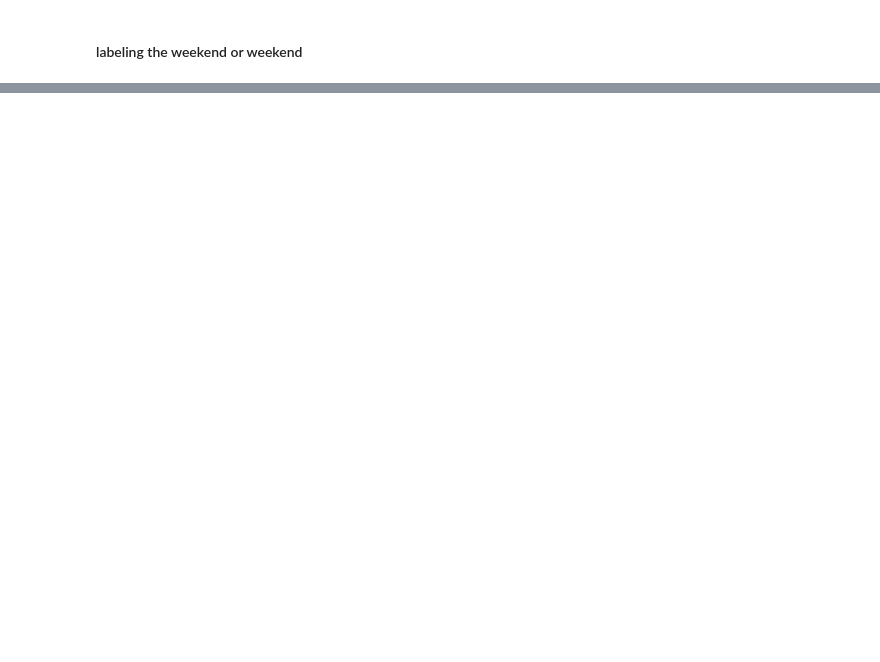
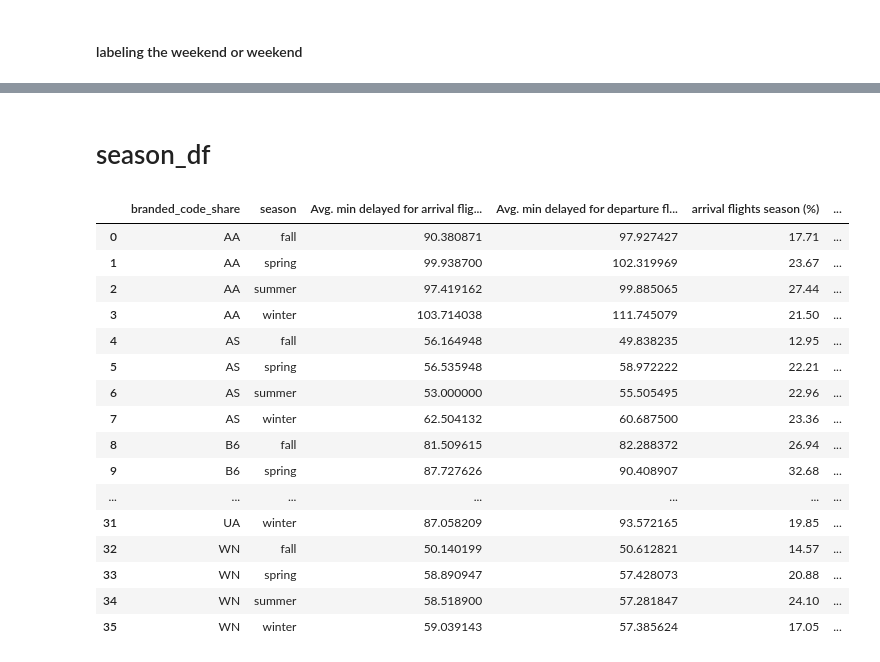
Before and after one commit to jaimreyes/bna-airline-delay-patterns, a Jupyter notebook: airline-delays-arrival.ipynb, the cells around one changed output, grey strips where cells are left out. Cells and saved outputs as stored; diff of their text form; code cells hidden in the pictures; blank space fills up the shorter version.

```diff
--- a/airline-delays-arrival.ipynb
+++ b/airline-delays-arrival.ipynb
@@ -852,0 +404,6 @@ week_type_df
+# %%
+bna_df['carrier_delay_flight'] = bna_df['carrier_delay'].apply(lambda x: 1 if x > 0 else 0)
+bna_df['weather_delay_flight'] = bna_df['weather_delay'].apply(lambda x: 1 if x > 0 else 0)
+bna_df['nas_delay_flight'] = bna_df['nas_delay'].apply(lambda x: 1 if x > 0 else 0)
+bna_df['security_delay_flight'] = bna_df['security_delay'].apply(lambda x: 1 if x > 0 else 0)
+bna_df['late_aircraft_delay_flight'] = bna_df['late_aircraft_delay'].apply(lambda x: 1 if x > 0 else 0)
@@ -852,0 +663,45 @@ week_type_df
+# %% [markdown]
+# season_df
+# %%
+season_df = (bna_df.groupby(['branded_code_share', 'season'])
+             [['arr_delay_new','dep_delay_new','arr_del15','dep_del15','flights']]
+             .sum()
+             .reset_index())
+
+# Average minutes delayed
+season_df['Avg. min delayed for arrival flights (season)'] = (
+    season_df['arr_delay_new'] / season_df['arr_del15'])
+season_df['Avg. min delayed for departure flights (season)'] = (
+    season_df['dep_delay_new'] / season_df['dep_del15'])
+
+# Percent of flights delayed
+season_df['arrival flights season (%)'] = (
+    (season_df['arr_del15'] / season_df['flights']).round(4) * 100)
+season_df['departure flights season (%)'] = (
+    (season_df['dep_del15'] / season_df['flights']).round(4) * 100)
+
+# Keep only the relevant columns (same style as day_of_week_df & time_of_day_df)
+season_df = season_df[['branded_code_share','season',
+                       'Avg. min delayed for arrival flights (season)',
+                       'Avg. min delayed for departure flights (season)',
+                       'arrival flights season (%)','departure flights season (%)']]
+
+season_df
+# %% [output]
+|  | branded_code_share | season | Avg. min delayed for arrival flig... | Avg. min delayed for departure fl... | arrival flights season (%) | ... |
+| 0 | AA | fall | 90.380871 | 97.927427 | 17.71 | ... |
+| 1 | AA | spring | 99.938700 | 102.319969 | 23.67 | ... |
+| 2 | AA | summer | 97.419162 | 99.885065 | 27.44 | ... |
+| 3 | AA | winter | 103.714038 | 111.745079 | 21.50 | ... |
+| 4 | AS | fall | 56.164948 | 49.838235 | 12.95 | ... |
+| 5 | AS | spring | 56.535948 | 58.972222 | 22.21 | ... |
+| 6 | AS | summer | 53.000000 | 55.505495 | 22.96 | ... |
+| 7 | AS | winter | 62.504132 | 60.687500 | 23.36 | ... |
+| 8 | B6 | fall | 81.509615 | 82.288372 | 26.94 | ... |
+| 9 | B6 | spring | 87.727626 | 90.408907 | 32.68 | ... |
+| ... | ... | ... | ... | ... | ... | ... |
+| 31 | UA | winter | 87.058209 | 93.572165 | 19.85 | ... |
+| 32 | WN | fall | 50.140199 | 50.612821 | 14.57 | ... |
+| 33 | WN | spring | 58.890947 | 57.428073 | 20.88 | ... |
+| 34 | WN | summer | 58.518900 | 57.281847 | 24.10 | ... |
+| 35 | WN | winter | 59.039143 | 57.385624 | 17.05 | ... |
```
Also changed, not shown: parts of 54 cells of this notebook.
